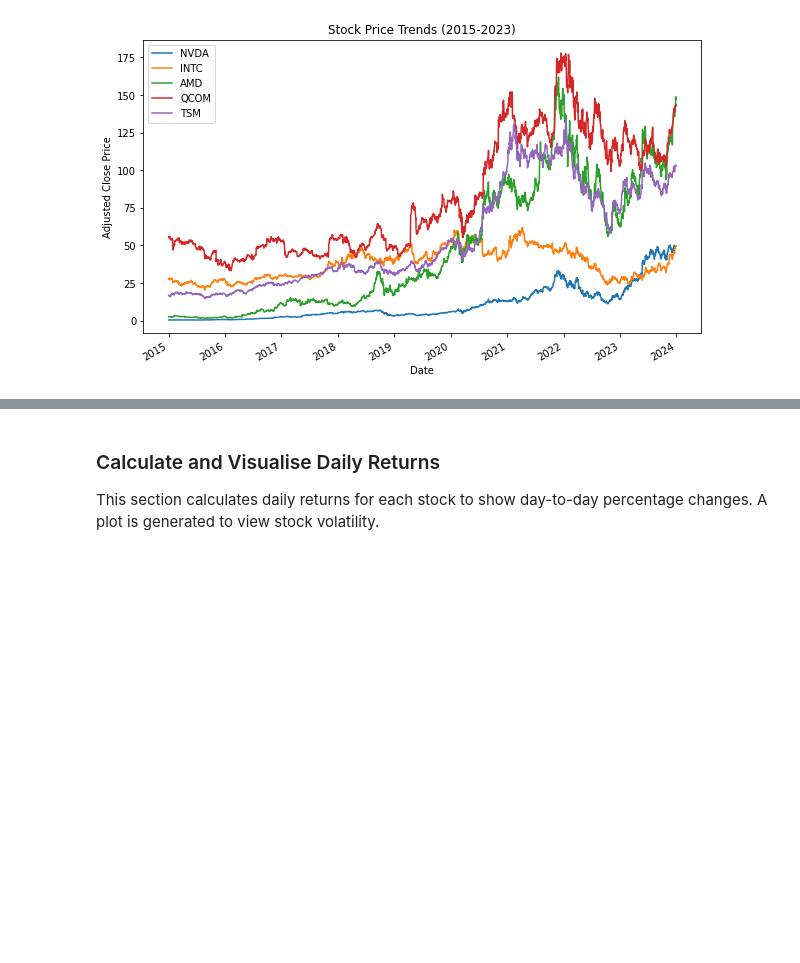
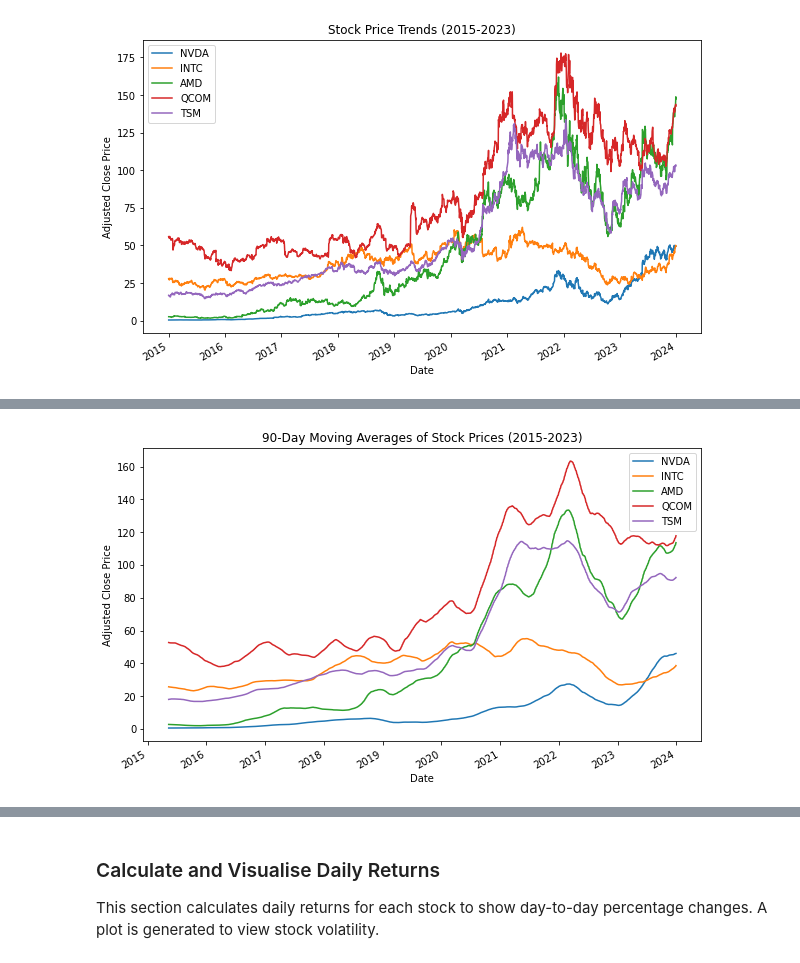
Before and after one commit to xintamosaik/Semiconductor_Stock_Analysis, a Jupyter notebook: semiconductor_stock_analysis_2015_2023.ipynb, the cells around one changed output, grey strips where cells are left out. Saved outputs shown, nothing was run; the diff lists cells and outputs as text; code cells hidden in the pictures; blank space fills up the shorter version.

```diff
--- a/semiconductor_stock_analysis_2015_2023.ipynb
+++ b/semiconductor_stock_analysis_2015_2023.ipynb
@@ -111,0 +128,12 @@ plt.show()
+# %%
+# Calculate a 90-day moving average for each stock
+moving_averages = data.rolling(window=90).mean()
+
+# Plot the moving averages
+moving_averages.plot(figsize=(10, 6))
+plt.title('90-Day Moving Averages of Stock Prices (2015-2023)')
+plt.ylabel('Adjusted Close Price')
+plt.xlabel('Date')
+plt.show()
+# %% [output]
+[figure, added]
```
Also changed, not shown: parts of 6 cells of this notebook.
